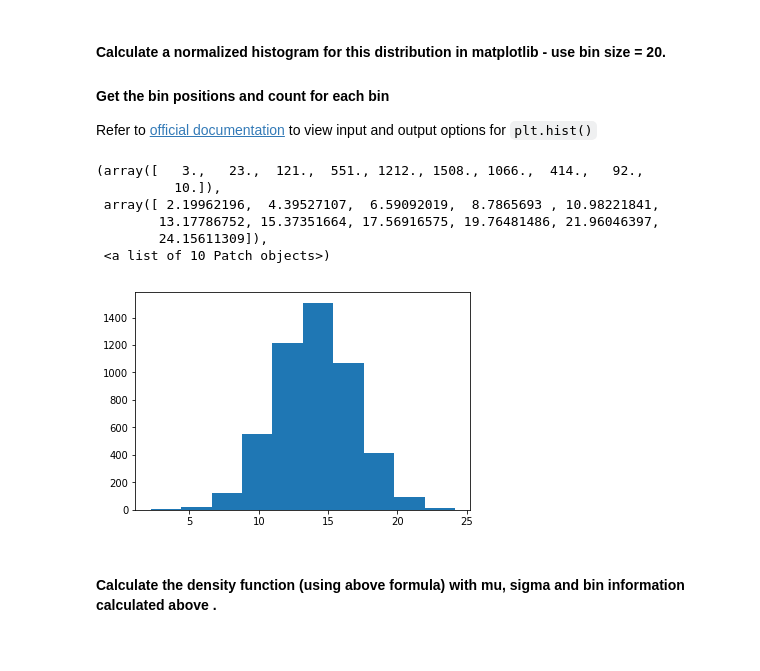
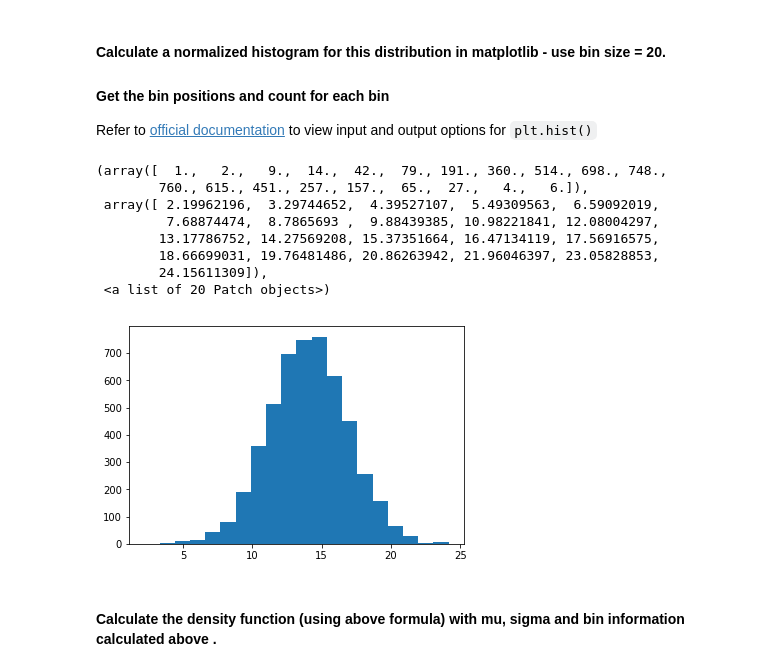
Before and after one commit to jdmitchell0216/dsc-1-09-13-normal-gaussian-distributions-lab-nyc-ds-career-012819, a Jupyter notebook: index.ipynb, the cells around one changed output. Cells and saved outputs as stored; diff of their text form; code cells hidden in the pictures.

```diff
--- a/index.ipynb
+++ b/index.ipynb
@@ -35,15 +35,17 @@ sns.distplot(s);
 Refer to [official documentation](https://matplotlib.org/api/_as_gen/matplotlib.pyplot.hist.html) to view input and output options for `plt.hist()`
 # %%
 # Calculate a histogram for above data distribution
-plt.hist(s)
+plt.hist(s, bins = 20)
 # %% [output]
-(array([   3.,   23.,  121.,  551., 1212., 1508., 1066.,  414.,   92.,
-          10.]),
- array([ 2.19962196,  4.39527107,  6.59092019,  8.7865693 , 10.98221841,
-        13.17786752, 15.37351664, 17.56916575, 19.76481486, 21.96046397,
+(array([  1.,   2.,   9.,  14.,  42.,  79., 191., 360., 514., 698., 748.,
+        760., 615., 451., 257., 157.,  65.,  27.,   4.,   6.]),
+ array([ 2.19962196,  3.29744652,  4.39527107,  5.49309563,  6.59092019,
+         7.68874474,  8.7865693 ,  9.88439385, 10.98221841, 12.08004297,
+        13.17786752, 14.27569208, 15.37351664, 16.47134119, 17.56916575,
+        18.66699031, 19.76481486, 20.86263942, 21.96046397, 23.05828853,
         24.15611309]),
- <a list of 10 Patch objects>)
+ <a list of 20 Patch objects>)
-[figure, old version]
+[figure, new version]
 # %% [markdown]
 #### Calculate the density function (using above formula) with mu, sigma and bin information calculated above .
 # %%
```
